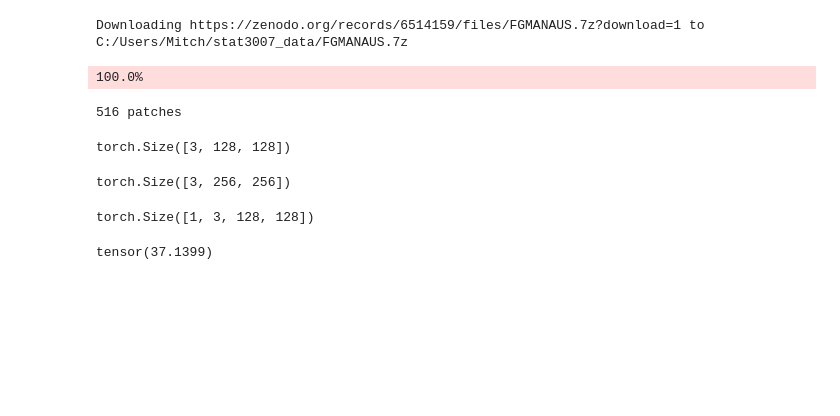
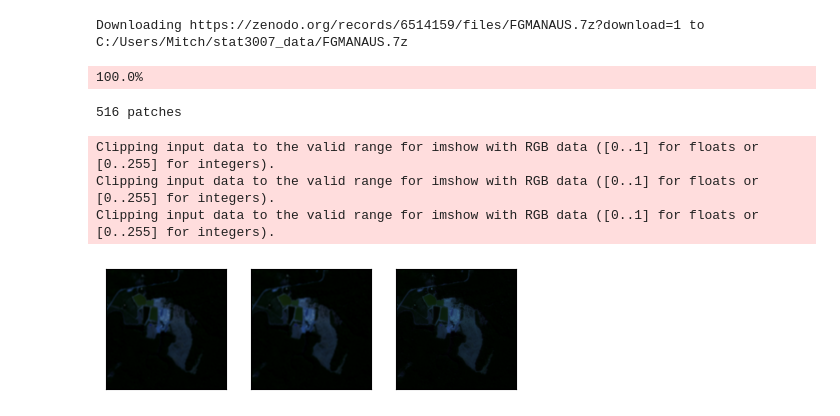
Before and after one commit to LimaoC/super-resolution-for-satellite-imagery, a Jupyter notebook: notebooks/mitch/explore-data.ipynb, the cells around one changed output. Cells and saved outputs as stored; diff of their text form; code cells hidden in the pictures; blank space fills up the shorter version.

Commit message:
Added showing interpolated images

```diff
--- a/notebooks/mitch/explore-data.ipynb
+++ b/notebooks/mitch/explore-data.ipynb
@@ -12,18 +12,6 @@ print(f"{len(site)} patches")
 Downloading https://zenodo.org/records/6514159/files/FGMANAUS.7z?download=1 to C:/Users/Mitch/stat3007_data/FGMANAUS.7z
 100.0%
 516 patches
-# %%
-x.shape
-# %% [output]
-torch.Size([3, 128, 128])
-# %%
-y.shape
-# %% [output]
-torch.Size([3, 256, 256])
-# %%
-x.unsqueeze(0).shape
-# %% [output]
-torch.Size([1, 3, 128, 128])
 # %%
 from torch.nn.functional import normalize, interpolate
 from torcheval.metrics.functional import peak_signal_noise_ratio
@@ -33,6 +21,45 @@ x = x[:3, :, :].unsqueeze(0)
 y = y[:3, :, :].unsqueeze(0)
 
 interpolated_x = interpolate(x, size=(256, 256), mode="bicubic")
-peak_signal_noise_ratio(interpolated_x, y)
+interpolated_psnr = peak_signal_noise_ratio(interpolated_x, y)
-# %% [output]
-tensor(37.1399)
+# %%
+import matplotlib.pyplot as plt
+import math
+
+
+def plot_gallery(images, titles=None, xscale=1.5, yscale=1.5, nrow=1, output=None):
+    ncol = math.ceil(len(images) / nrow)
+
+    plt.figure(figsize=(xscale * ncol, yscale * nrow))
+
+    for i in range(nrow * ncol):
+        plt.subplot(nrow, ncol, i + 1)
+        if i < len(images):
+            if len(images[i].shape) == 2:
+                plt.imshow(images[i], cmap="gray")
+            else:
+                plt.imshow(images[i])
+            if titles is not None:
+                # use size and y to adjust font size and position of title
+                plt.title(titles[i], size=10, y=1)
+        plt.xticks(())
+        plt.yticks(())
+
+    plt.tight_layout()
+
+    if output is not None:
+        plt.savefig(output)
+    plt.show()
+# %%
+plot_gallery(
+    [
+        x.squeeze(0).permute((1, 2, 0)),
+        interpolated_x.squeeze(0).permute((1, 2, 0)),
+        y.squeeze(0).permute((1, 2, 0)),
+    ]
+)
+# %% [output]
+Clipping input data to the valid range for imshow with RGB data ([0..1] for floats or [0..255] for integers).
+Clipping input data to the valid range for imshow with RGB data ([0..1] for floats or [0..255] for integers).
+Clipping input data to the valid range for imshow with RGB data ([0..1] for floats or [0..255] for integers).
+[figure, added]
```
